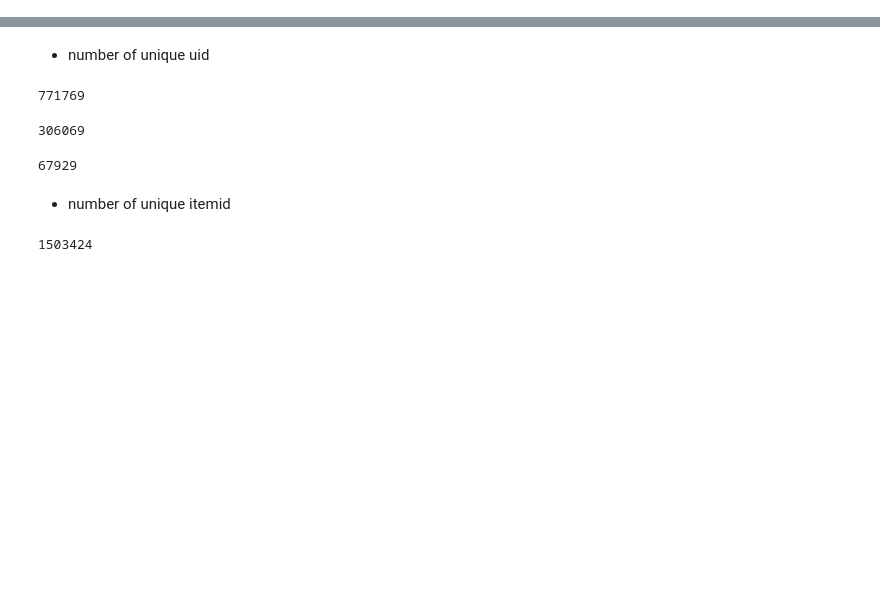
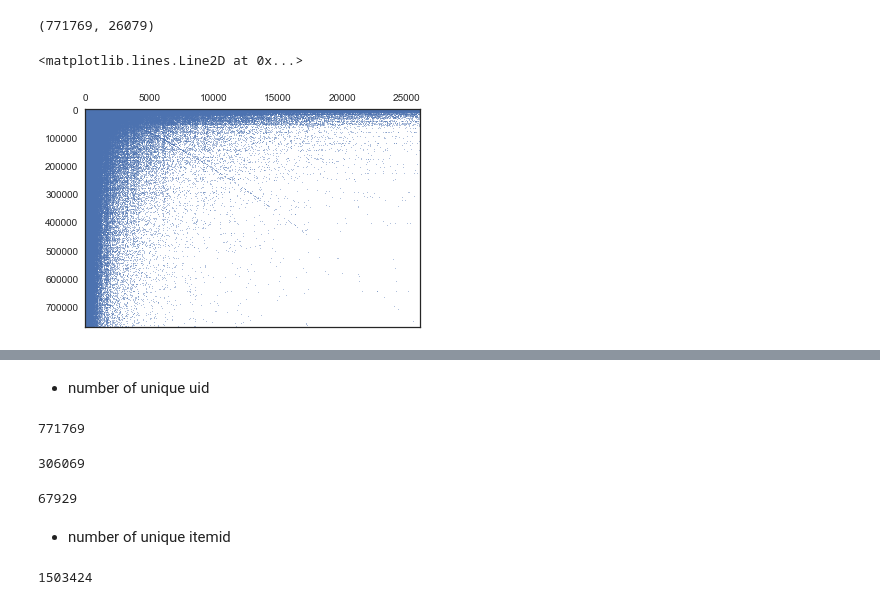
Before and after one commit to ihongChen/kaggle_Avito, a Jupyter notebook: src/eda1.ipynb, the cells around one changed output, grey strips where cells are left out. Saved outputs shown, nothing was run; the diff lists cells and outputs as text; code cells hidden in the pictures; blank space fills up the shorter version.

```diff
--- a/src/eda1.ipynb
+++ b/src/eda1.ipynb
@@ -74,0 +340,8 @@ dtype: object
+# %%
+rid_to_idx, idx_to_rid, cid_to_idx, idx_to_cid = get_df_matrix_mappings(df_train,'user_id','item_seq_number')
+# %%
+df_trn_uidx = pd.DataFrame()
+df_trn_uidx['uidx']= df_train.user_id.map(rid_to_idx)
+df_trn_uidx['iidx']= df_train.item_seq_number.map(cid_to_idx)
+df_trn_uidx['uid'] = df_train.user_id
+df_trn_uidx['iid'] = df_train.item_seq_number
@@ -74,0 +359,17 @@ dtype: object
+# %%
+I = df_trn_uidx.uidx.as_matrix()
+J = df_trn_uidx.iidx.as_matrix()
+V = np.ones(df_trn_uidx.shape[0])
+
+ui_trn_sp = sp.coo_matrix((V,(I,J)),dtype='uint8')
+# %%
+ui_trn_sp.shape ##
+# %% [output]
+(771769, 26079)
+# %%
+ui_trn_csr =ui_trn_sp.tocsr()
+# %%
+plt.spy(ui_trn_csr,markersize=0.5,aspect='auto')
+# %% [output]
+<matplotlib.lines.Line2D at 0x...>
+[figure, added]
```
Also changed, not shown: parts of 84 cells of this notebook, 3 other files.
